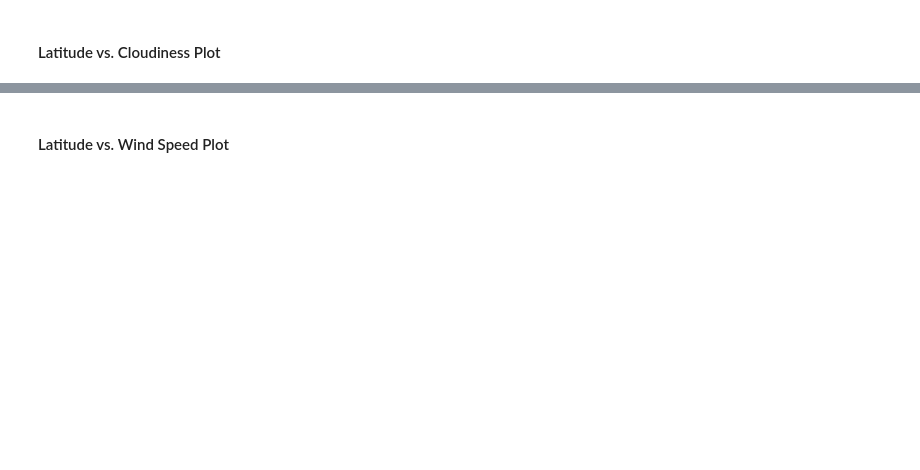
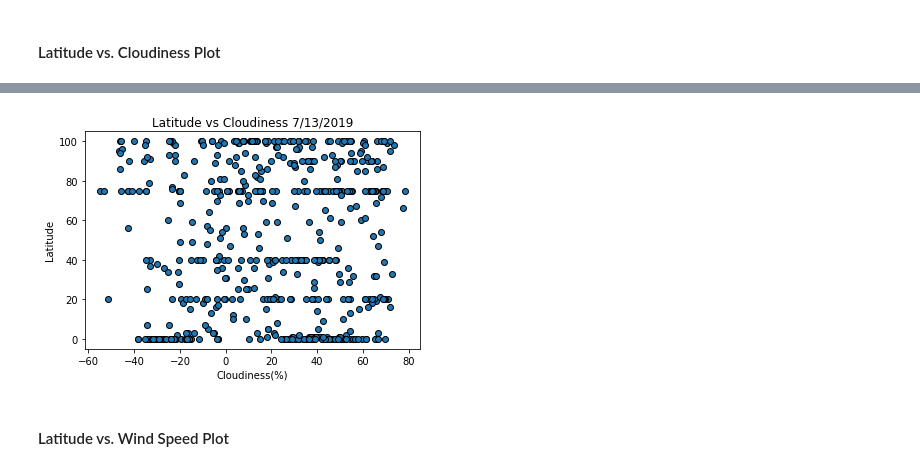
Before and after one commit to bradmendolla/WeatherPy, a Jupyter notebook: WeatherPy.ipynb, the cells around one changed output, grey strips where cells are left out. Cells and saved outputs as stored; diff of their text form; code cells hidden in the pictures; blank space fills up the shorter version.

```diff
--- a/WeatherPy.ipynb
+++ b/WeatherPy.ipynb
@@ -191,2 +189,10 @@ dtype: int64
+# %%
+plt.scatter(weather_df["Lat"], weather_df["Cloudiness"], edgecolors = "black")
+plt.xlabel("Cloudiness(%)")
+plt.ylabel("Latitude")
+plt.title("Latitude vs Cloudiness 7/13/2019")
+plt.savefig("Figures/Cloudiness.png")
+# %% [output]
+[figure, added]
 # %% [markdown]
 #### Latitude vs. Wind Speed Plot
```
Also changed, not shown: parts of 14 cells of this notebook, 5 other files.
